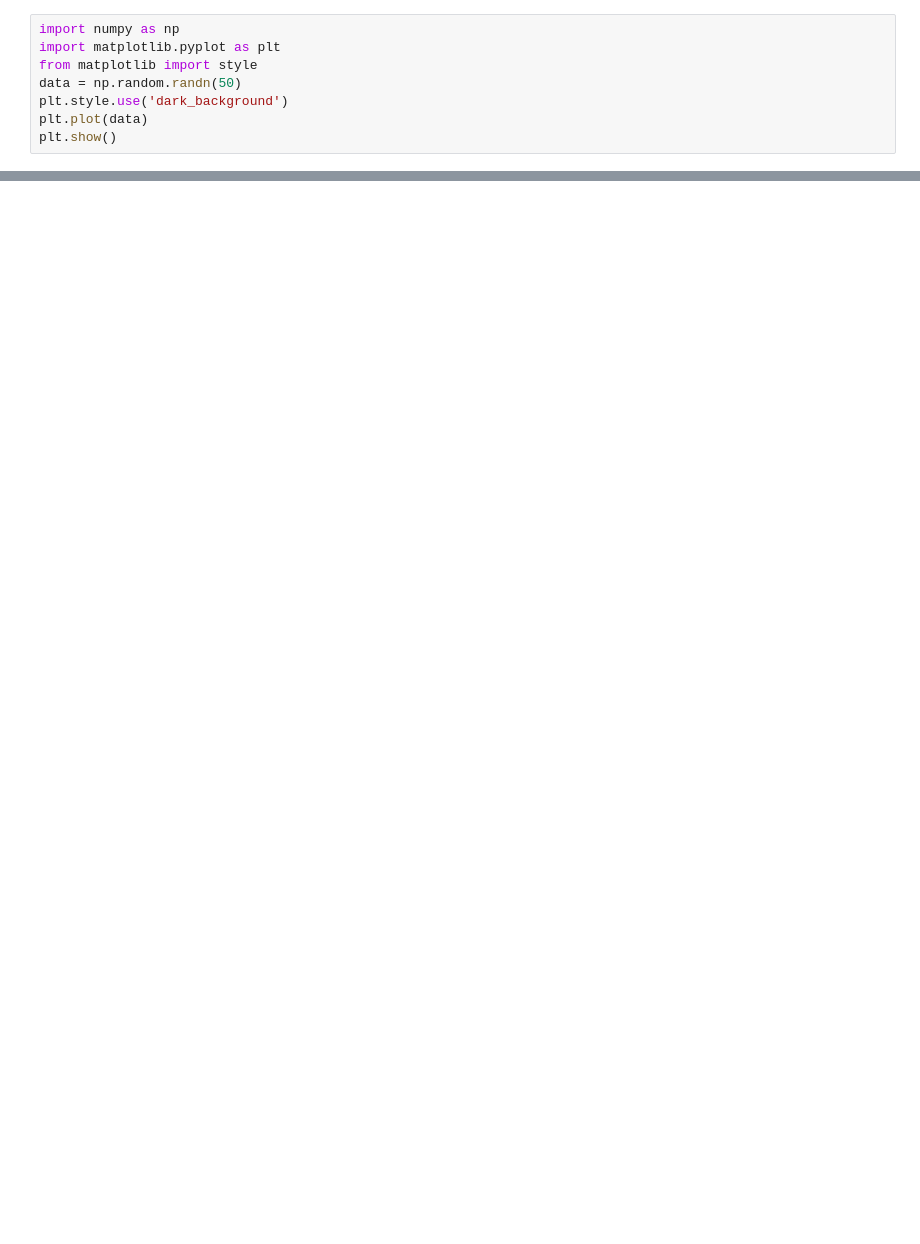
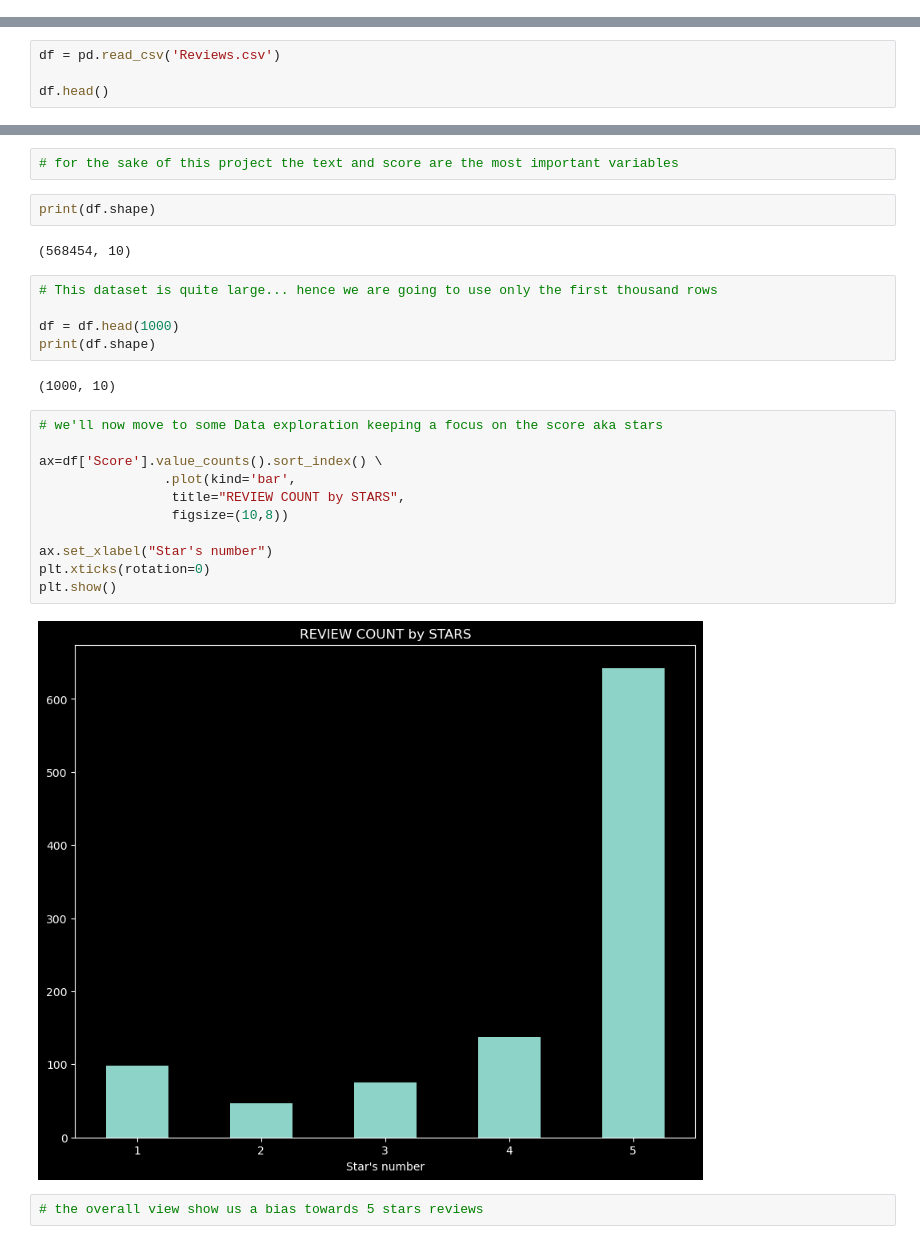
Before and after one commit to alessandroco/Sentiment-Analysis-with-NLTK, a Jupyter notebook: sentiment-analisys.ipynb, the cells around one changed output, grey strips where cells are left out. Saved outputs shown, nothing was run; the diff lists cells and outputs as text; blank space fills up the shorter version.

```diff
--- a/sentiment-analisys.ipynb
+++ b/sentiment-analisys.ipynb
@@ -26,8 +27,0 @@ import nltk
-# %%
-import numpy as np
-import matplotlib.pyplot as plt
-from matplotlib import style
-data = np.random.randn(50)
-plt.style.use('dark_background')
-plt.plot(data)
-plt.show()
@@ -35,0 +28,4 @@ plt.show()
+# %%
+df = pd.read_csv('Reviews.csv')
+
+df.head()
@@ -35,0 +39,28 @@ plt.show()
+# %%
+# for the sake of this project the text and score are the most important variables
+# %%
+print(df.shape)
+# %% [output]
+(568454, 10)
+# %%
+# This dataset is quite large... hence we are going to use only the first thousand rows
+
+df = df.head(1000)
+print(df.shape)
+# %% [output]
+(1000, 10)
+# %%
+# we'll now move to some Data exploration keeping a focus on the score aka stars
+
+ax=df['Score'].value_counts().sort_index() \
+                .plot(kind='bar',
+                 title="REVIEW COUNT by STARS",
+                 figsize=(10,8))
+
+ax.set_xlabel("Star's number")
+plt.xticks(rotation=0)
+plt.show()
+# %% [output]
+[figure, added]
+# %%
+# the overall view show us a bias towards 5 stars reviews
```
Also changed, not shown: parts of 8 cells of this notebook.
